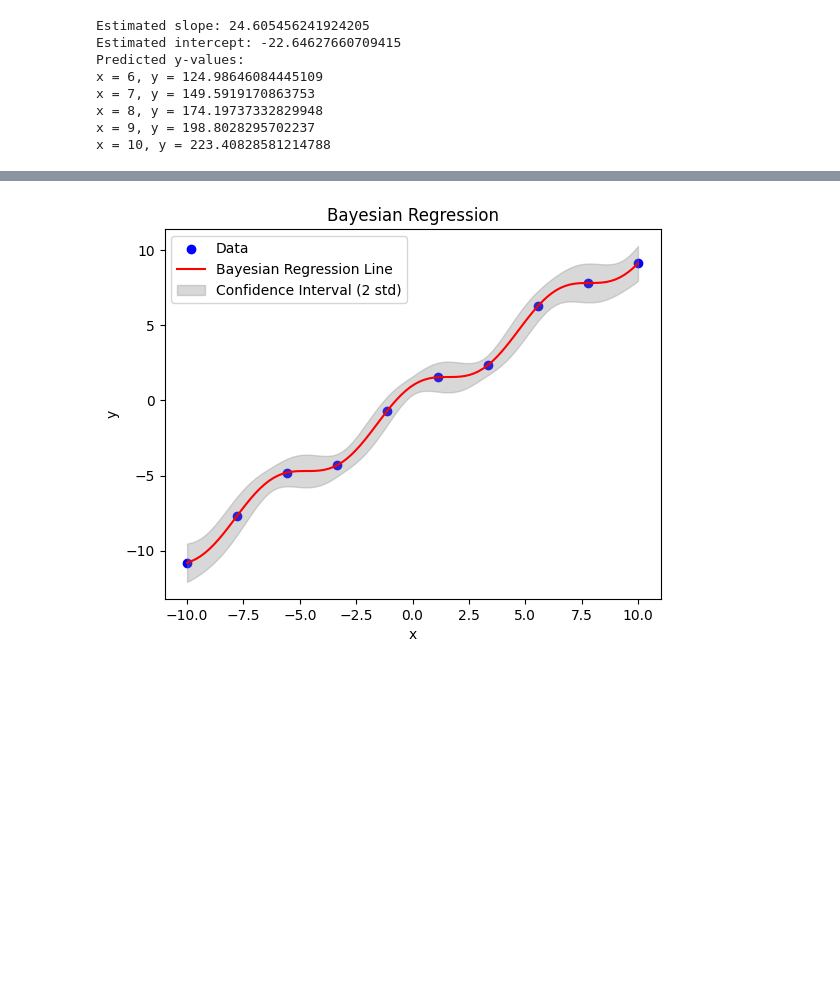
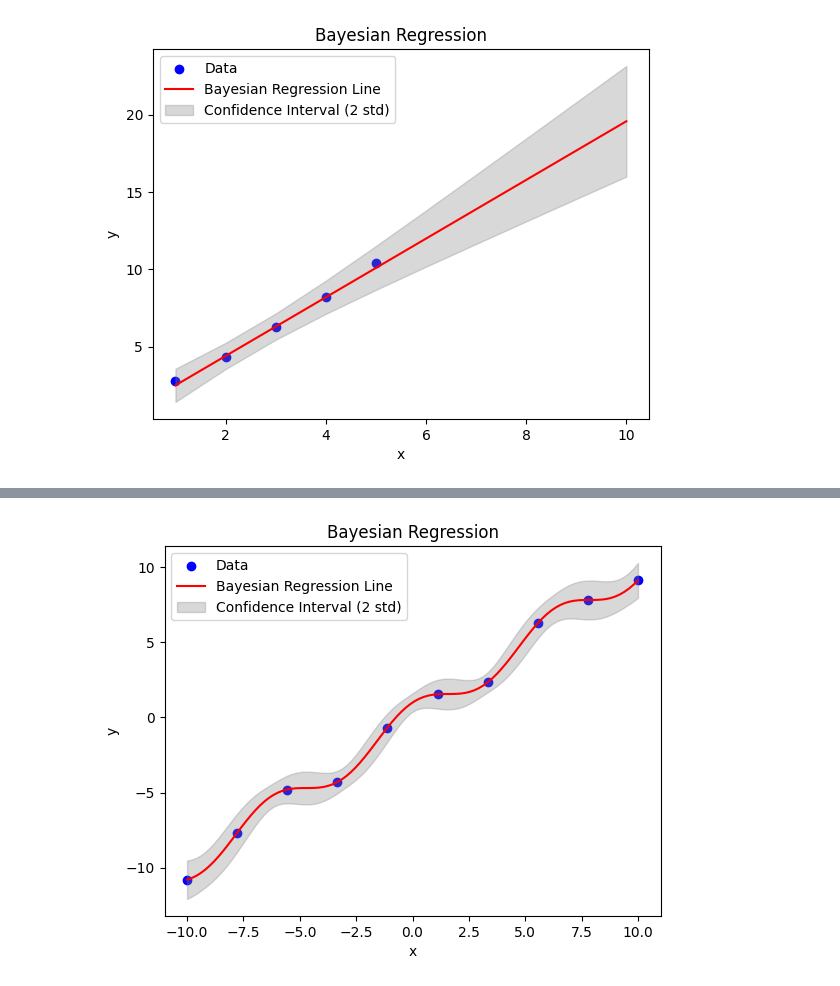
Before and after one commit to PastryDoll/ML-Studying, a Jupyter notebook: baeysian.ipynb, the cells around one changed output, grey strips where cells are left out. Drawn from its saved outputs; the diff is of its cells as text; code cells hidden in the pictures; blank space fills up the shorter version.

```diff
--- a/baeysian.ipynb
+++ b/baeysian.ipynb
@@ -5,3 +0,0 @@ import torch.nn as nn
-# %%
-x = torch.linspace(0,10,100)
-y = x + torch.randn(x.size(0))
@@ -240,44 +141,41 @@ tensor([ 0.0000,  0.0334,  0.0669,  0.1003,  0.1338,  0.1672,  0.2007,  0.2341,
 # %%
 import numpy as np
+import matplotlib.pyplot as plt
+import random
 
 # Observed data
 x = np.array([1, 2, 3, 4, 5])
-# y = np.array([2, 4, 6, 8, 10])
-y = np.exp(x)
+y = np.array(list(map(lambda y: y + random.random(), [2, 4, 6, 8, 10])))
 
 # Design matrix
-X = np.vstack((x, np.ones(len(x)))).T
+X = np.vstack((x, np.ones(len(x)))).T #simple x + b
 
 # Prior assumptions
 prior_mean = np.zeros(2)  # Assume zero mean for slope and intercept
 prior_cov = np.eye(2)  # Assume identity covariance for simplicity
 
 # Compute posterior parameters
 posterior_cov = np.linalg.inv(np.linalg.inv(prior_cov) + X.T @ X)
 posterior_mean = posterior_cov @ (np.linalg.inv(prior_cov) @ prior_mean + X.T @ y)
 
 # Generate new x-values for prediction
-x_pred = np.array([6, 7, 8, 9, 10])
+x_pred = np.array([1, 2, 3, 4, 5,6, 7, 8, 9, 10])
 
 # Compute predicted y-values
 X_pred = np.vstack((x_pred, np.ones(len(x_pred)))).T
 y_pred_mean = X_pred @ posterior_mean
+y_pred_std = np.sqrt(np.sum(X_pred @ posterior_cov * X_pred, axis=1))
 
-# Print the estimated parameters
-slope, intercept = posterior_mean
-print(f"Estimated slope: {slope}")
-print(f"Estimated intercept: {intercept}")
-
-# Print the predicted y-values
-print("Predicted y-values:")
-for i in range(len(x_pred)):
-    print(f"x = {x_pred[i]}, y = {y_pred_mean[i]}")
+# Plotting
+plt.figure()
+plt.scatter(x, y, color='blue', label='Data')
+plt.plot(x_pred, y_pred_mean, color='red', label='Bayesian Regression Line')
+plt.fill_between(x_pred, y_pred_mean - 2 * y_pred_std, y_pred_mean + 2 * y_pred_std,
+                 color='gray', alpha=0.3, label='Confidence Interval (2 std)')
+plt.xlabel('x')
+plt.ylabel('y')
+plt.title('Bayesian Regression')
+plt.legend()
+plt.show()
 # %% [output]
-Estimated slope: 24.605456241924205
-Estimated intercept: -22.64627660709415
-Predicted y-values:
-x = 6, y = 124.98646084445109
-x = 7, y = 149.5919170863753
-x = 8, y = 174.19737332829948
-x = 9, y = 198.8028295702237
-x = 10, y = 223.40828581214788
+[figure, added]
```
Also changed, not shown: parts of 20 cells of this notebook.
